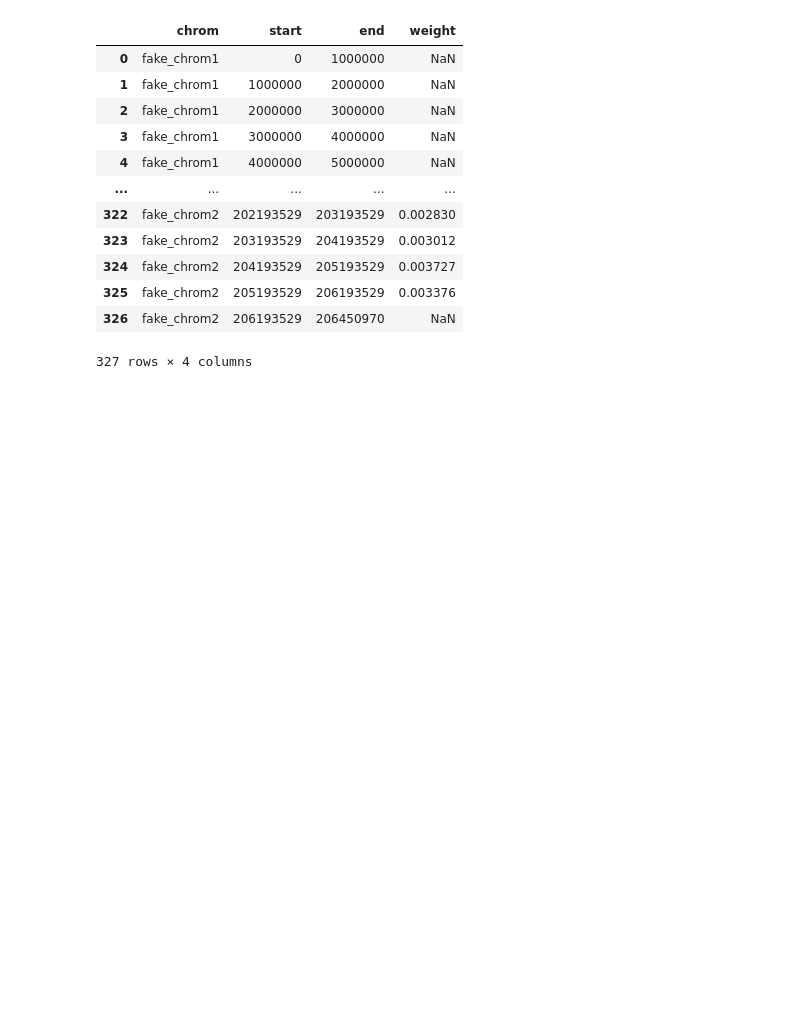
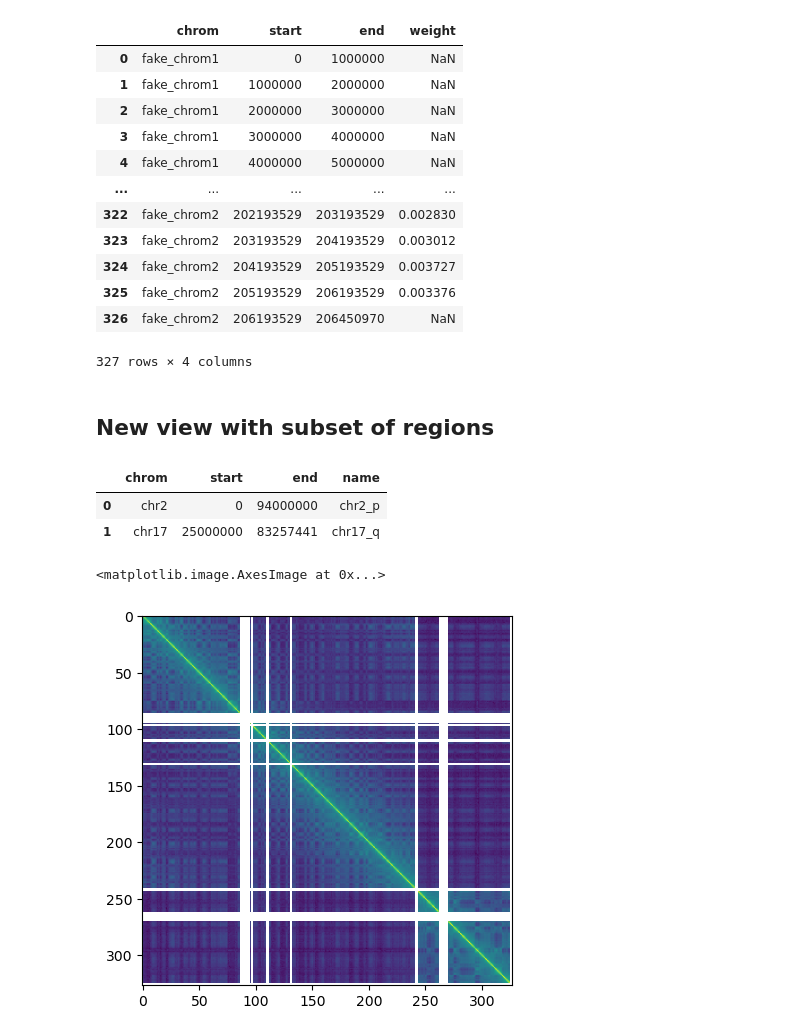
Before and after one commit to open2c/cooltools, a Jupyter notebook: cooltools/sandbox/reorder_cooler_example.ipynb, the cells around one changed output. Drawn from its saved outputs; the diff is of its cells as text; code cells hidden in the pictures; blank space fills up the shorter version.

Commit message:
reorder_cooler fixes: allow subsetting, no strand or new_names specified.

```diff
--- a/cooltools/sandbox/reorder_cooler_example.ipynb
+++ b/cooltools/sandbox/reorder_cooler_example.ipynb
@@ -96,3 +84,14 @@ clr_new.bins()[:]
 | 325 | fake_chrom2 | 205193529 | 206193529 | 0.003376 |
 | 326 | fake_chrom2 | 206193529 | 206450970 | NaN |
 327 rows × 4 columns
+# %% [markdown]
+## New view with subset of regions
+# %%
+new_view = hg38_arms.iloc[[0, 3]].reset_index(drop=True).copy()
+# Note that we don't create new chromosome names and orientations, they will be retained as were before:
+new_view = bioframe.trim(new_view, hg38_chromsizes)
+new_view
+# %% [output]
+|  | chrom | start | end | name |
+| 0 | chr2 | 0 | 94000000 | chr2_p |
+| 1 | chr17 | 25000000 | 83257441 | chr17_q |
@@ -98,0 +102,5 @@ clr_new.bins()[:]
+# %%
+plt.imshow(np.log2(clr.matrix()[:]))
+# %% [output]
+<matplotlib.image.AxesImage at 0x...>
+[figure, added]
```
Also changed, not shown: parts of 8 cells of this notebook, 1 other file.
